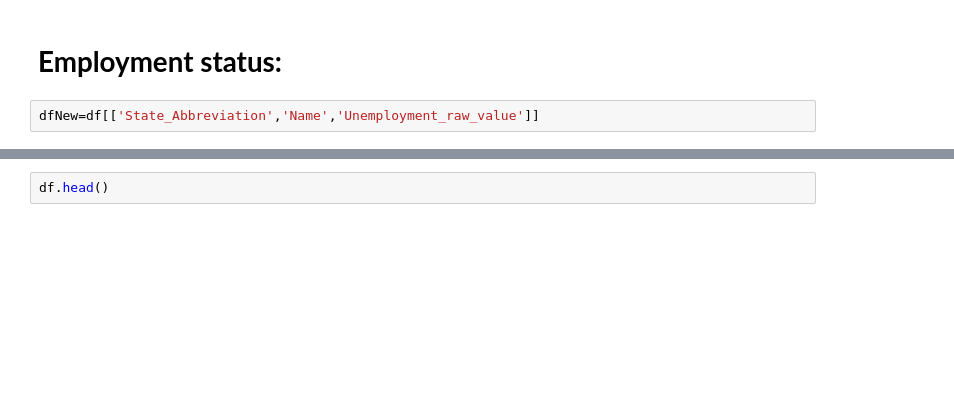
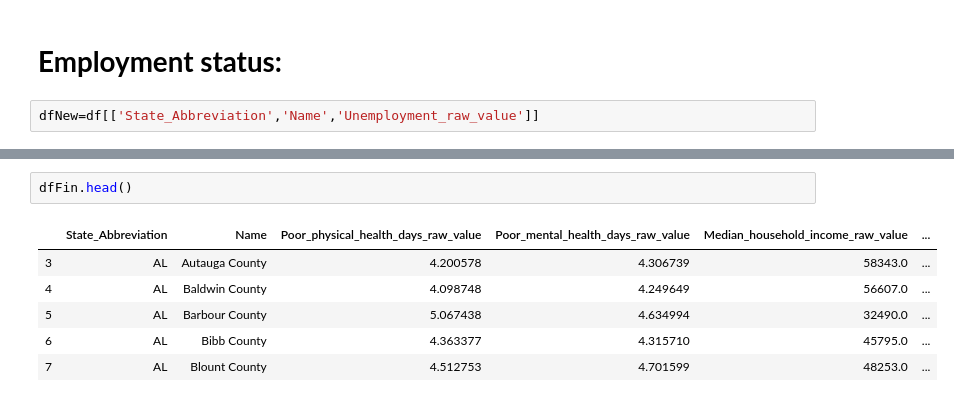
Before and after one commit to nielsbclausen/Mod_4_Project, a Jupyter notebook: Isabel_nb.ipynb, the cells around one changed output, grey strips where cells are left out. Saved outputs shown, nothing was run; the diff lists cells and outputs as text; blank space fills up the shorter version.

```diff
--- a/Isabel_nb.ipynb
+++ b/Isabel_nb.ipynb
@@ -206,2 +448,9 @@ sns.distplot(combine['% Unemployed'])
 # %%
-df.head()
+dfFin.head()
+# %% [output]
+|  | State_Abbreviation | Name | Poor_physical_health_days_raw_value | Poor_mental_health_days_raw_value | Median_household_income_raw_value | ... |
+| 3 | AL | Autauga County | 4.200578 | 4.306739 | 58343.0 | ... |
+| 4 | AL | Baldwin County | 4.098748 | 4.249649 | 56607.0 | ... |
+| 5 | AL | Barbour County | 5.067438 | 4.634994 | 32490.0 | ... |
+| 6 | AL | Bibb County | 4.363377 | 4.315710 | 45795.0 | ... |
+| 7 | AL | Blount County | 4.512753 | 4.701599 | 48253.0 | ... |
```
Also changed, not shown: parts of 58 cells of this notebook.
